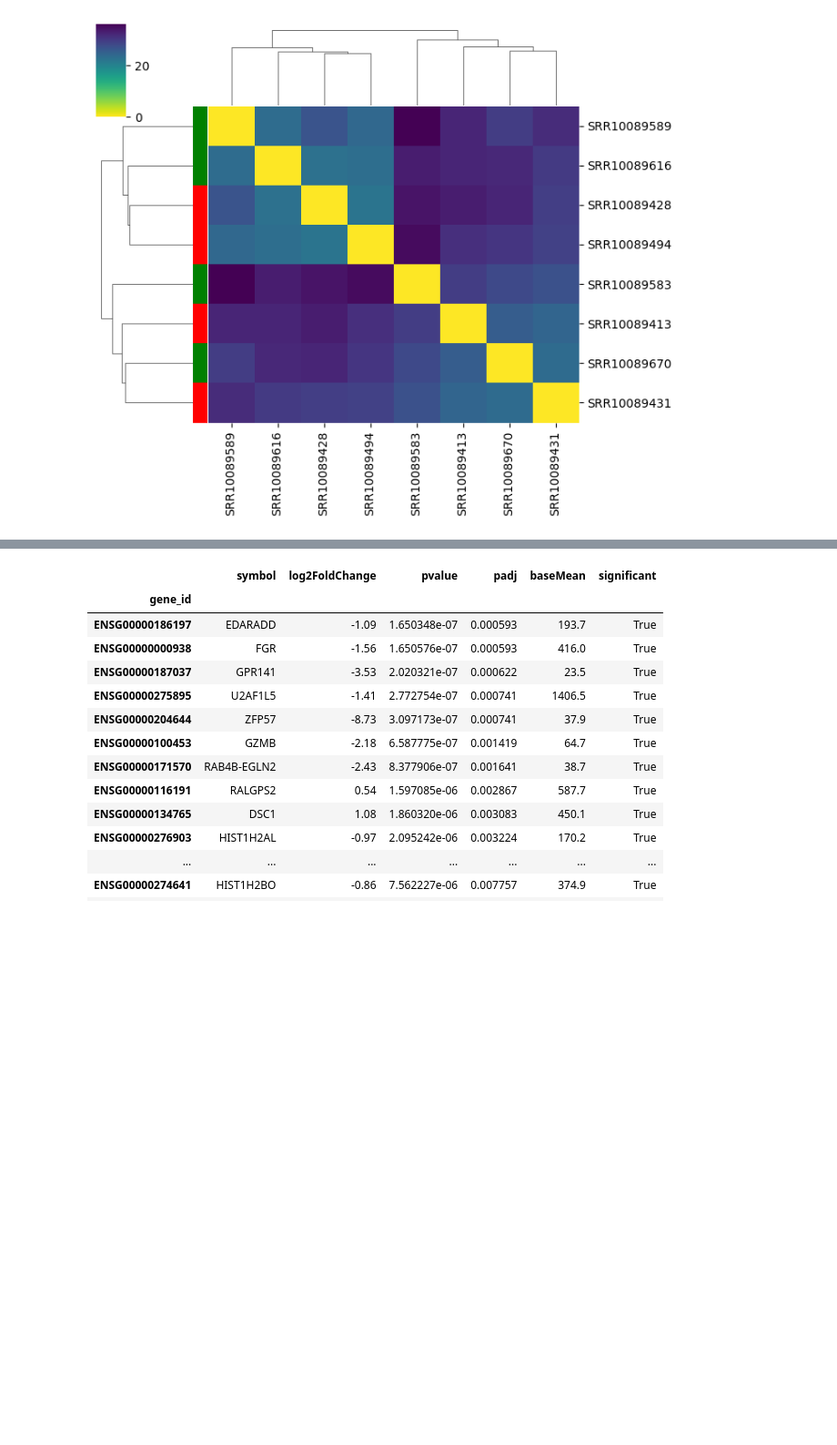
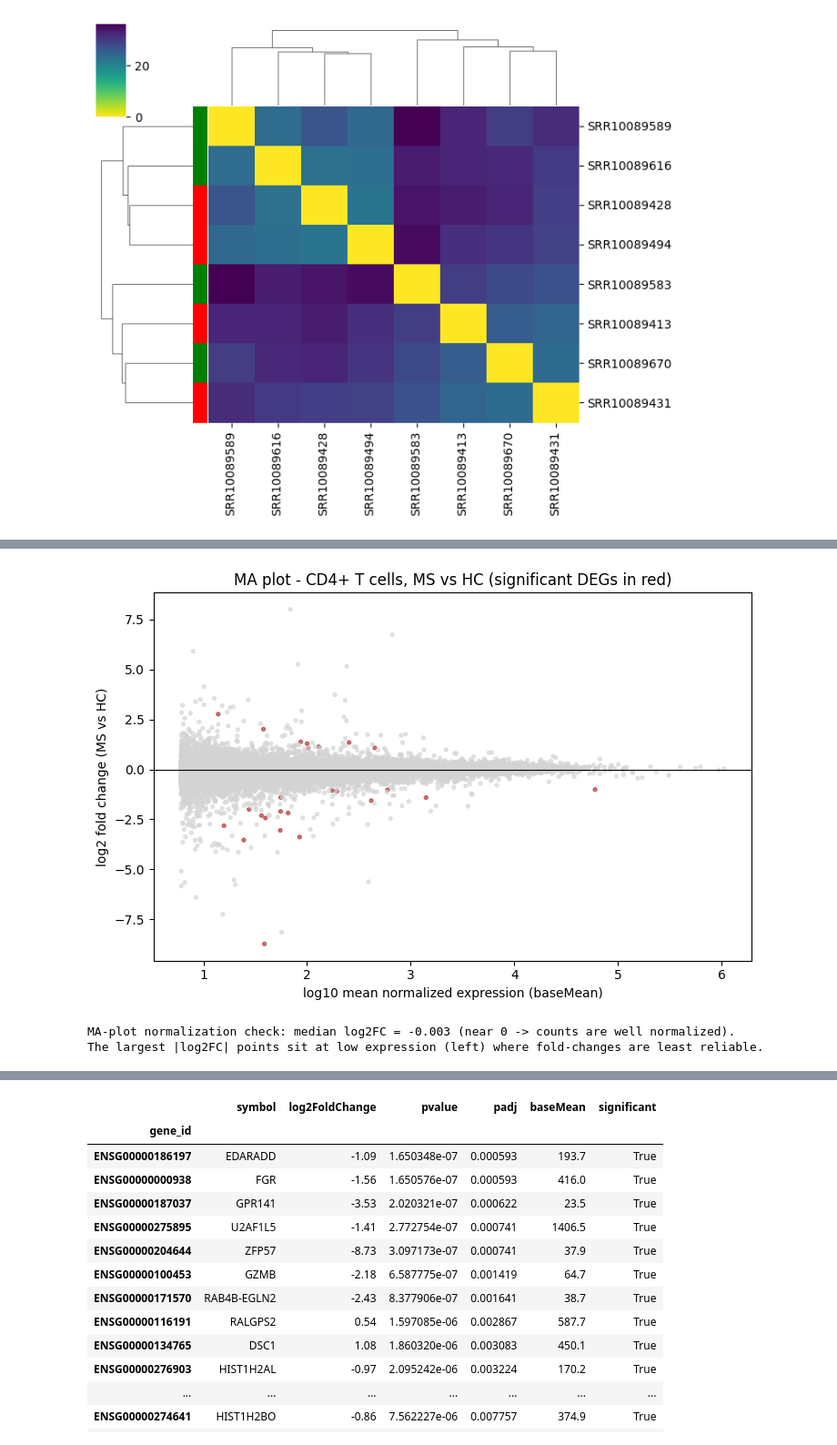
Before and after one commit to ilegul/ms-cd4, a Jupyter notebook: notebooks/BSB_CD4_MS_assignment.ipynb, the cells around one changed output, grey strips where cells are left out. Shown at 91% size. Saved outputs shown, nothing was run; the diff lists cells and outputs as text; code cells hidden in the pictures; blank space fills up the shorter version.

```diff
--- a/notebooks/BSB_CD4_MS_assignment.ipynb
+++ b/notebooks/BSB_CD4_MS_assignment.ipynb
@@ -1209,3 +1300,22 @@ plt.tight_layout(); plt.savefig(DEA/'volcano.png', dpi=150); plt.show()
+# %%
+# --- MA plot (Galfre: standard DEA output + normalization diagnostic): log2 mean expression vs log2FC ---
+ma = res.dropna(subset=['padj']).copy()
+ma['sig'] = (ma['padj'] < PADJ) & (ma['log2FoldChange'].abs() >= LFC)
+fig, ax = plt.subplots(figsize=(7.5, 5))
+ax.scatter(np.log10(ma['baseMean'] + 1), ma['log2FoldChange'], s=8,
+           c=np.where(ma['sig'], 'firebrick', 'lightgrey'), alpha=0.6)
+ax.axhline(0, color='k', lw=0.8)
+ax.set_xlabel('log10 mean normalized expression (baseMean)')
+ax.set_ylabel('log2 fold change (MS vs HC)')
+ax.set_title('MA plot - CD4+ T cells, MS vs HC (significant DEGs in red)')
+plt.tight_layout(); plt.savefig(DEA/'MA_plot.png', dpi=150); plt.show()
+print(f'MA-plot normalization check: median log2FC = {ma["log2FoldChange"].median():.3f} '
+      '(near 0 -> counts are well normalized).')
+print('The largest |log2FC| points sit at low expression (left) where fold-changes are least reliable.')
+# %% [output]
+[figure, added]
+MA-plot normalization check: median log2FC = -0.003 (near 0 -> counts are well normalized).
+The largest |log2FC| points sit at low expression (left) where fold-changes are least reliable.
 # %%
 # --- Top-20 DEG table: the 20 genes with smallest padj, flagged for significance ---
 top20 = res.sort_values('padj').head(20)[['symbol','log2FoldChange','pvalue','padj','baseMean','biotype']].copy()
```
Also changed, not shown: parts of 19 cells of this notebook, 13 other files.
